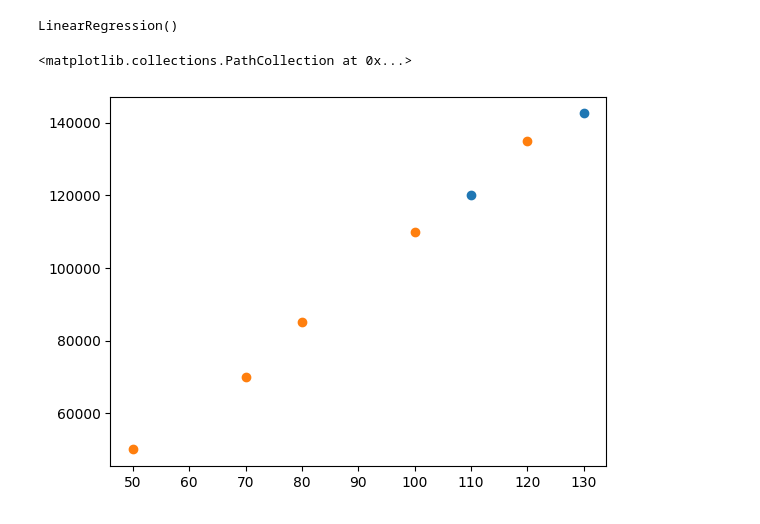
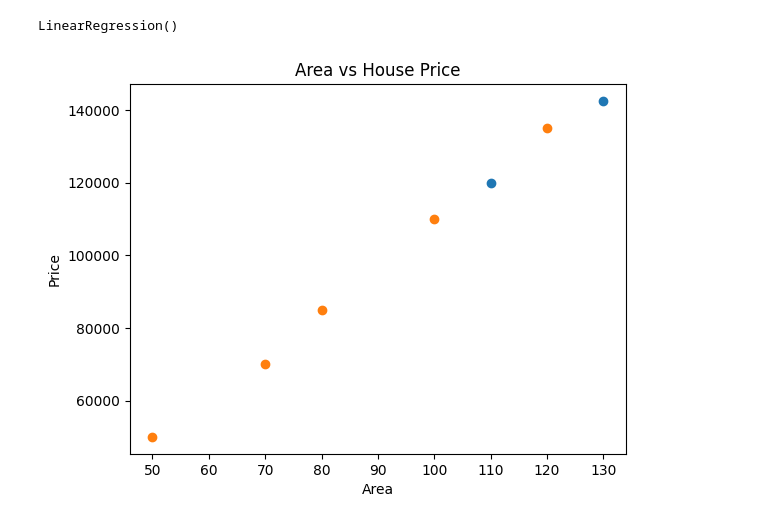
Before and after one commit to MuOssama/ML, a Jupyter notebook: Linear Regression/Simple Linear Regression/simpleLineRegression.ipynb, the cells around one changed output. Saved outputs shown, nothing was run; the diff lists cells and outputs as text; code cells hidden in the pictures.

```diff
--- a/Linear Regression/Simple Linear Regression/simpleLineRegression.ipynb
+++ b/Linear Regression/Simple Linear Regression/simpleLineRegression.ipynb
@@ -33,7 +33,11 @@ LinearRegression()
 # %%
 plt.scatter(prediction_ip[:,0],prediction_op,label="predictions")
 plt.scatter(X[:,0],y,label="true")
 #X[:,0] means get all of 0th coulmn
+
+plt.xlabel("Area")
+plt.ylabel("Price")
+plt.title("Area vs House Price")
+plt.show()
 # %% [output]
-<matplotlib.collections.PathCollection at 0x...>
-[figure, old version]
+[figure, new version]
```
Also changed, not shown: parts of 2 cells of this notebook.
